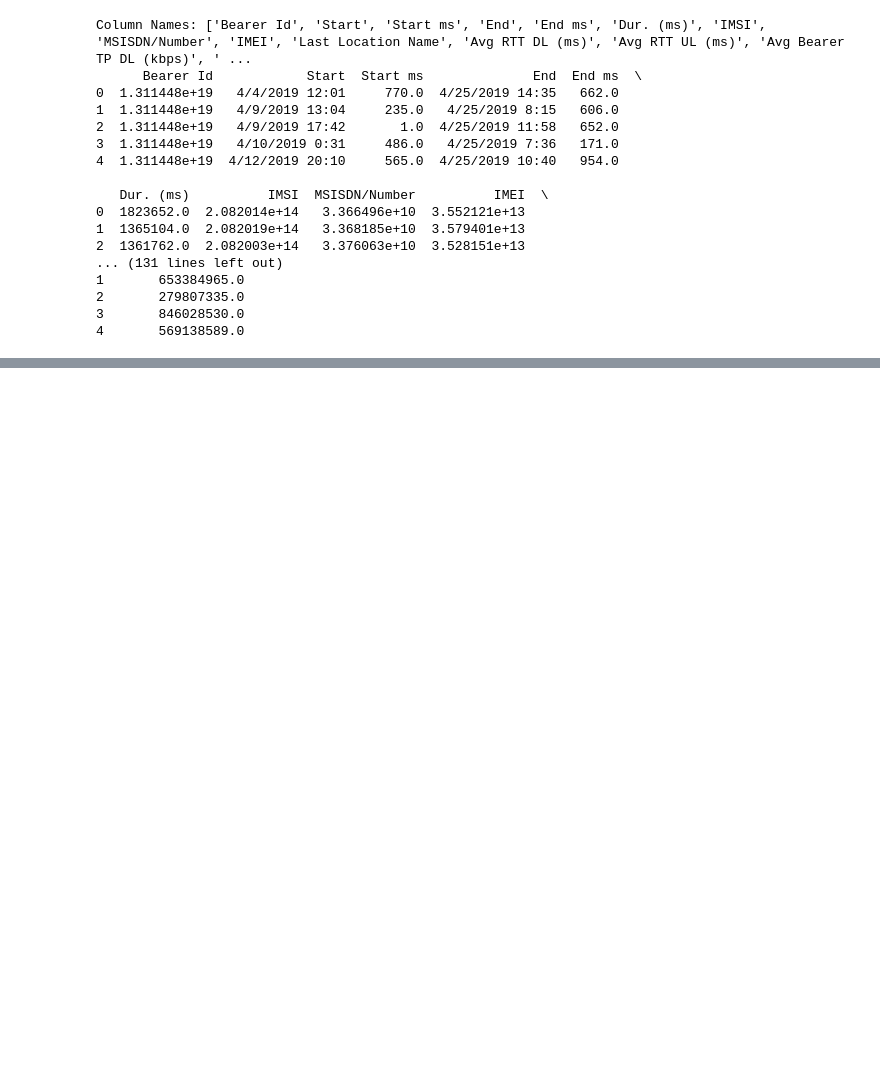
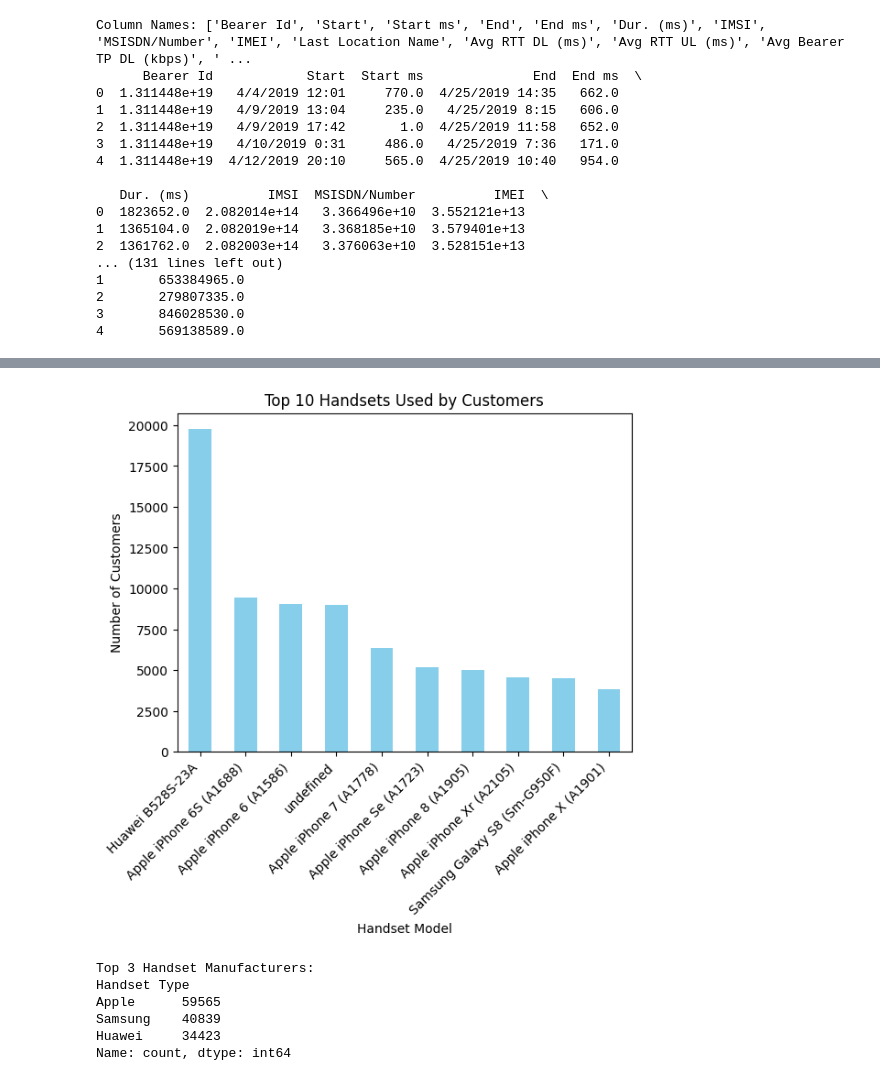
Before and after one commit to hasankere/Week2_DataScience_Project, a Jupyter notebook: notebooks/Telecom_Data_analysis.ipynb, the cells around one changed output, grey strips where cells are left out. Saved outputs shown, nothing was run; the diff lists cells and outputs as text; code cells hidden in the pictures; blank space fills up the shorter version.

```diff
--- a/notebooks/Telecom_Data_analysis.ipynb
+++ b/notebooks/Telecom_Data_analysis.ipynb
@@ -43,0 +131,10 @@ Column Names: ['Bearer Id', 'Start', 'Start ms', 'End', 'End ms', 'Dur. (ms)', '
+# %%
+numeric_columns = data.select_dtypes(include=['number']).columns
+data[numeric_columns] = data[numeric_columns].fillna(data[numeric_columns].mean())
+
+data['Start'] = data['Start'].fillna('Unknown')
+data['End'] = data['End'].fillna('Unknown')
+data['Last Location Name'] = data['Last Location Name'].fillna('Unknown')
+# Verify
+print("\nMissing values after filling:")
+print(data.isnull().sum())
@@ -43,0 +159,14 @@ Column Names: ['Bearer Id', 'Start', 'Start ms', 'End', 'End ms', 'Dur. (ms)', '
+# %%
+#Get the top 10 most used handsets
+# Check if 'Handset Type' column exists
+if 'Handset Type' in data.columns:
+    # Count the frequency of each handset type
+    handset_counts = data['Handset Type'].value_counts()
+
+    # Get the top 10 most used handsets
+    top_10_handsets = handset_counts.head(10)
+
+    print("Top 10 Handsets Used by Customers:")
+    print(top_10_handsets)
+else:
+    print("'Handset Type' column not found in the dataset.")
@@ -43,0 +187,31 @@ Column Names: ['Bearer Id', 'Start', 'Start ms', 'End', 'End ms', 'Dur. (ms)', '
+# %%
+#Draw a bar chart to visualize the top 10 handsets:
+# Plot the top 10 handsets
+top_10_handsets.plot(kind='bar', color='skyblue')
+plt.title("Top 10 Handsets Used by Customers")
+plt.xlabel("Handset Model")
+plt.ylabel("Number of Customers")
+plt.xticks(rotation=45, ha="right")
+plt.show()
+# %% [output]
+[figure, added]
+# %%
+# Extract manufacturer names
+manufacturers = handset_counts.index.str.split().str[0]  # Extract first word (e.g., "Apple", "Huawei", "Samsung")
+
+# Create a DataFrame with manufacturer counts
+manufacturer_counts = handset_counts.groupby(manufacturers).sum().sort_values(ascending=False)
+
+# Get the top 3 manufacturers
+top_3_manufacturers = manufacturer_counts.head(3)
+
+# Display results
+print("Top 3 Handset Manufacturers:")
+print(top_3_manufacturers)
+# %% [output]
+Top 3 Handset Manufacturers:
+Handset Type
+Apple      59565
+Samsung    40839
+Huawei     34423
+Name: count, dtype: int64
```
Also changed, not shown: parts of 8 cells of this notebook.
